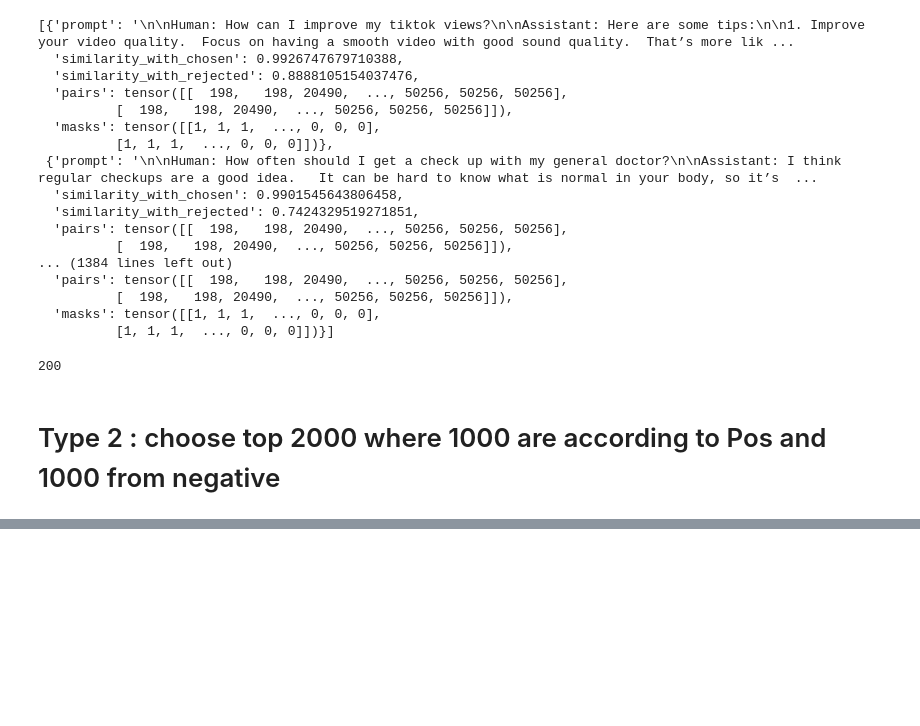
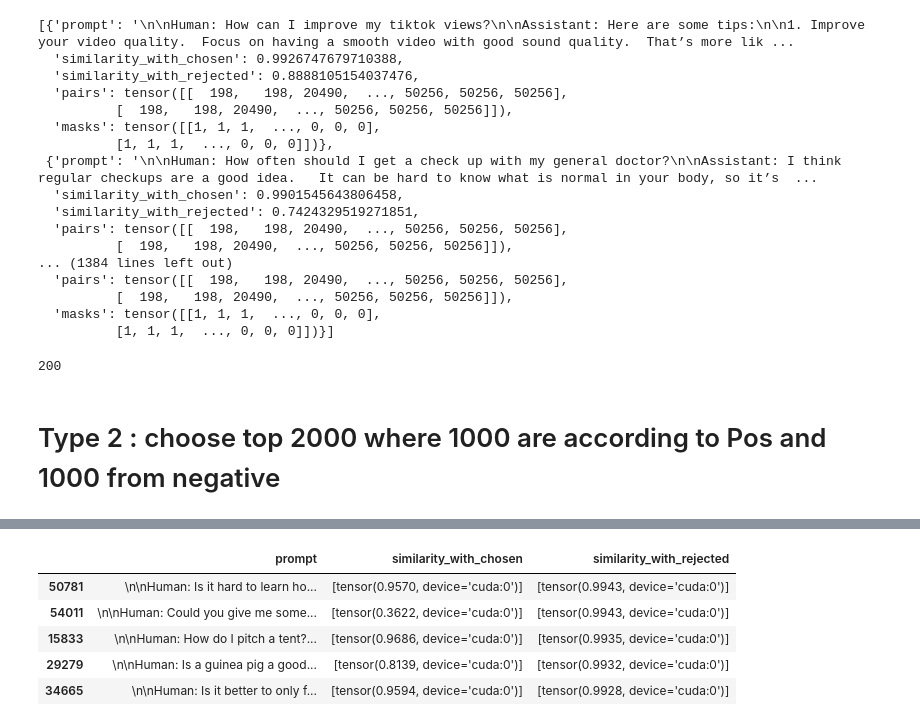
Before and after one commit to shambhavikris/Reward_Alignment, a Jupyter notebook: FRFT_Filtering.ipynb, the cells around one changed output, grey strips where cells are left out. Drawn from its saved outputs; the diff is of its cells as text; code cells hidden in the pictures; blank space fills up the shorter version.

```diff
--- a/FRFT_Filtering.ipynb
+++ b/FRFT_Filtering.ipynb
@@ -348,0 +349,14 @@ df_part_4 = df.iloc[subset.index]
+# %%
+df4 = df.drop('pairs', axis=1)
+df4 = df4.drop('masks', axis=1)
+# %%
+df4 = df4.sort_values(by=['similarity_with_rejected'], ascending=False)
+# %%
+df4.iloc[:5]
+# %% [output]
+|  | prompt | similarity_with_chosen | similarity_with_rejected |
+| 50781 | \n\nHuman: Is it hard to learn ho... | [tensor(0.9570, device='cuda:0')] | [tensor(0.9943, device='cuda:0')] |
+| 54011 | \n\nHuman: Could you give me some... | [tensor(0.3622, device='cuda:0')] | [tensor(0.9943, device='cuda:0')] |
+| 15833 | \n\nHuman: How do I pitch a tent?... | [tensor(0.9686, device='cuda:0')] | [tensor(0.9935, device='cuda:0')] |
+| 29279 | \n\nHuman: Is a guinea pig a good... | [tensor(0.8139, device='cuda:0')] | [tensor(0.9932, device='cuda:0')] |
+| 34665 | \n\nHuman: Is it better to only f... | [tensor(0.9594, device='cuda:0')] | [tensor(0.9928, device='cuda:0')] |
```
Also changed, not shown: parts of 13 cells of this notebook, 2 other files.
